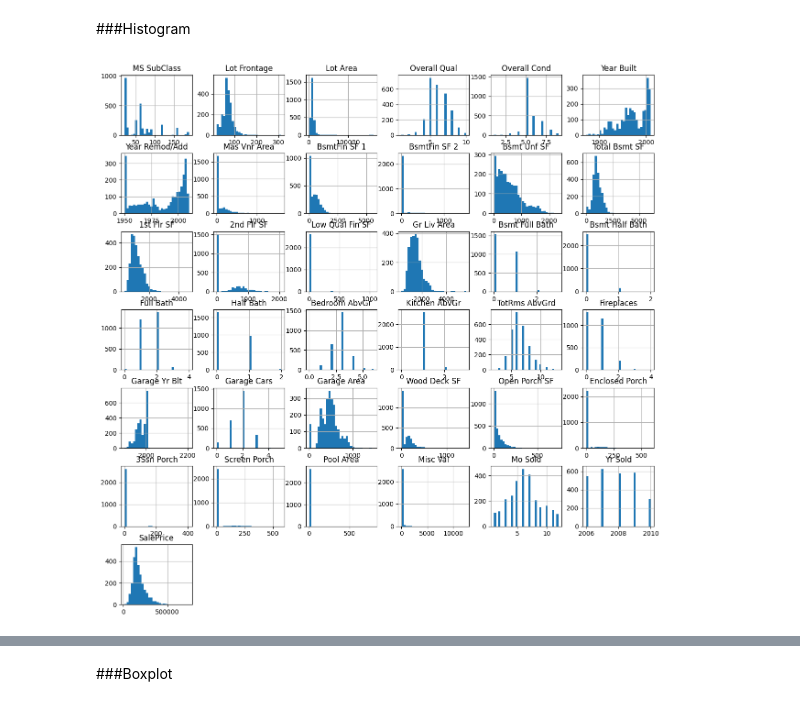
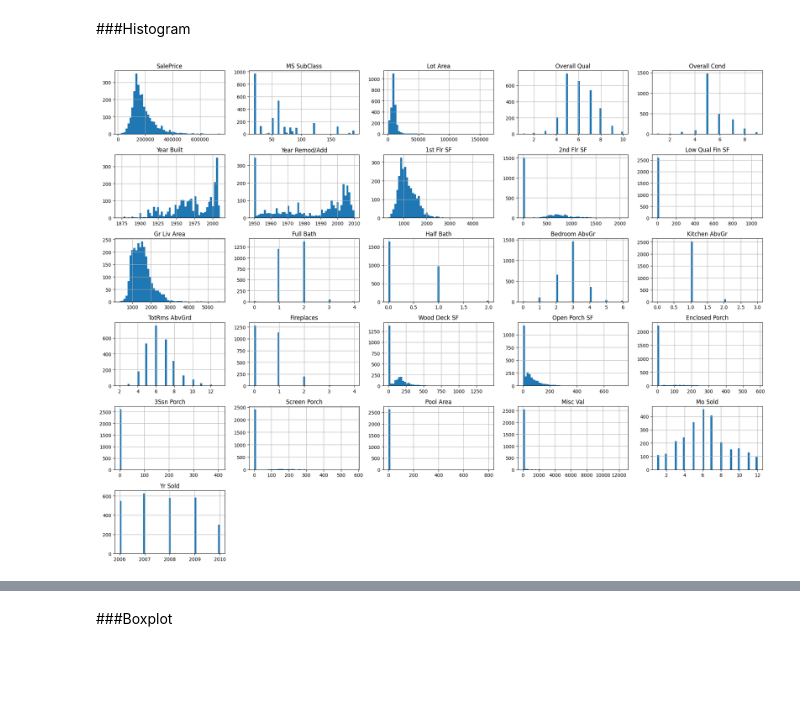
Before and after one commit to test-ds-21/stephanie465337___Data-Science-Portfolio-C21, a Jupyter notebook: Projects/Project-2/Housing.ipynb, the cells around one changed output, grey strips where cells are left out. Cells and saved outputs as stored; diff of their text form; code cells hidden in the pictures; blank space fills up the shorter version.

```diff
--- a/Projects/Project-2/Housing.ipynb
+++ b/Projects/Project-2/Housing.ipynb
@@ -337,7 +266,13 @@ y = df_clean['SalePrice'].copy()
 # %% [markdown]
 ###Histogram
 # %%
-df.hist(figsize=(15, 15), bins=30)
+n = int(2637**(1/2))
+
+#SalePrice
+
+df_lr.hist(figsize=(20, 15), bins=n)
+
+plt.tight_layout()
 plt.show()
 # %% [output]
-[figure, old version]
+[figure, new version]
```
Also changed, not shown: parts of 86 cells of this notebook.
